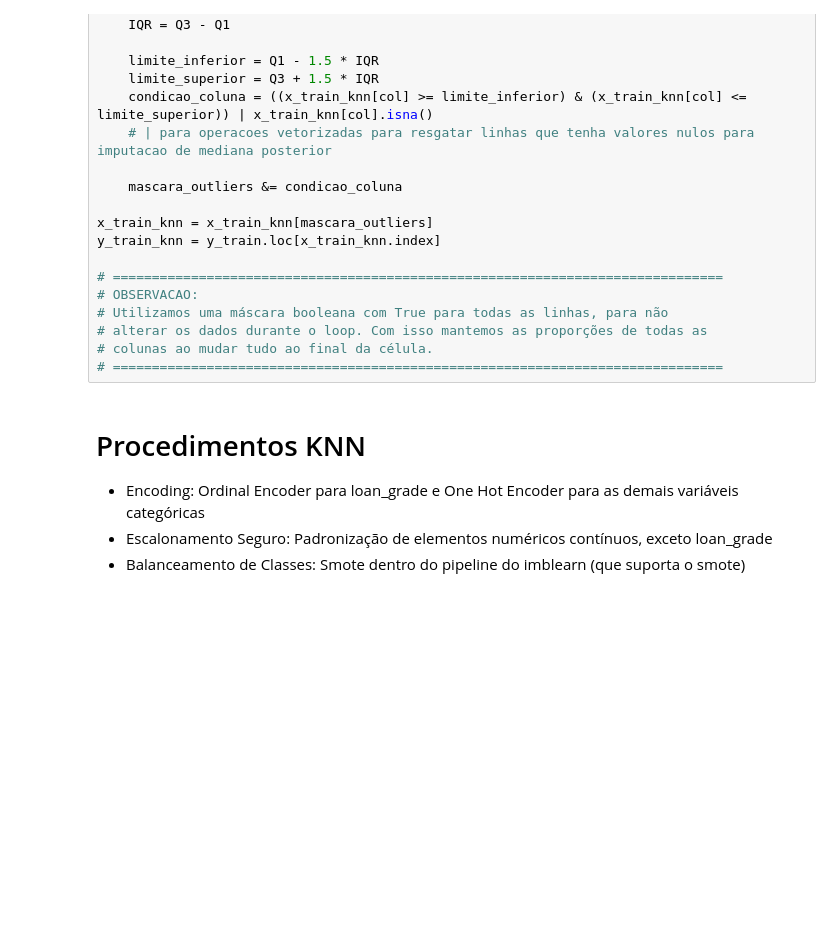
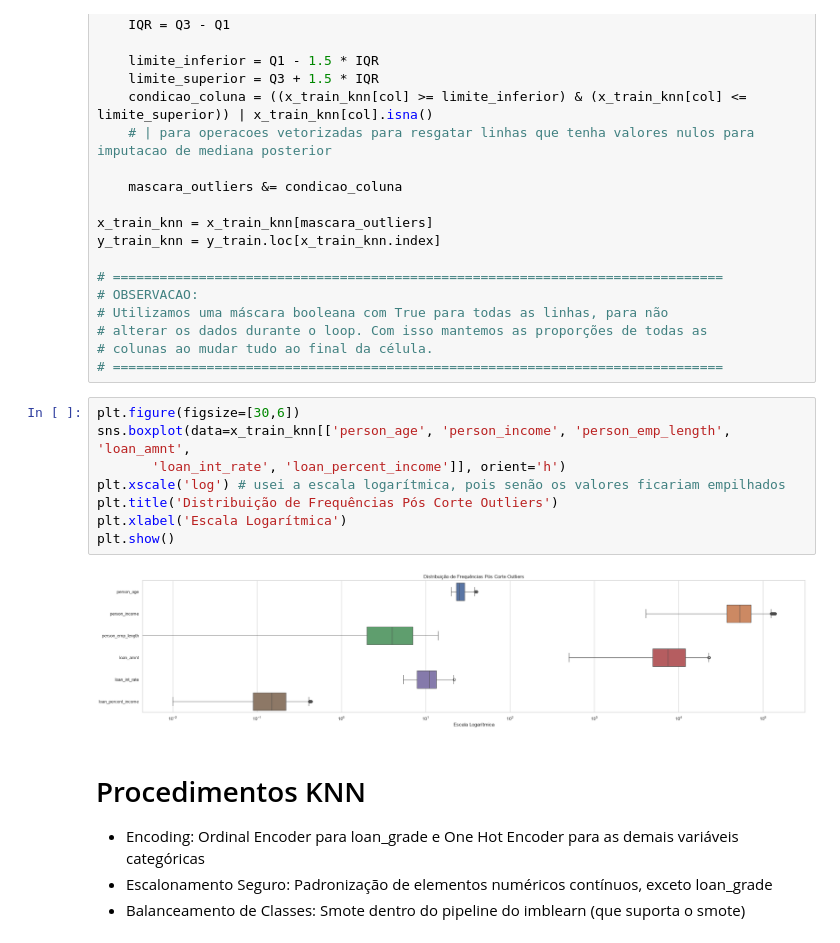
Before and after one commit to niksonlaurentino/SCTECH_Projeto_Avaliativo_M_1, a Jupyter notebook: Main.ipynb, the cells around one changed output. Drawn from its saved outputs; the diff is of its cells as text; blank space fills up the shorter version.

```diff
--- a/Main.ipynb
+++ b/Main.ipynb
@@ -238,6 +238,16 @@ y_train_knn = y_train.loc[x_train_knn.index]
 # alterar os dados durante o loop. Com isso mantemos as proporções de todas as
 # colunas ao mudar tudo ao final da célula.
 # ==============================================================================
+# %%
+plt.figure(figsize=[30,6])
+sns.boxplot(data=x_train_knn[['person_age', 'person_income', 'person_emp_length', 'loan_amnt',
+       'loan_int_rate', 'loan_percent_income']], orient='h')
+plt.xscale('log') # usei a escala logarítmica, pois senão os valores ficariam empilhados
+plt.title('Distribuição de Frequências Pós Corte Outliers')
+plt.xlabel('Escala Logarítmica')
+plt.show()
+# %% [output]
+[figure, added]
 # %% [markdown]
 # Procedimentos KNN
 * Encoding: Ordinal Encoder para loan_grade e One Hot Encoder para as demais variáveis categóricas
```
Also changed, not shown: parts of 12 cells of this notebook.
